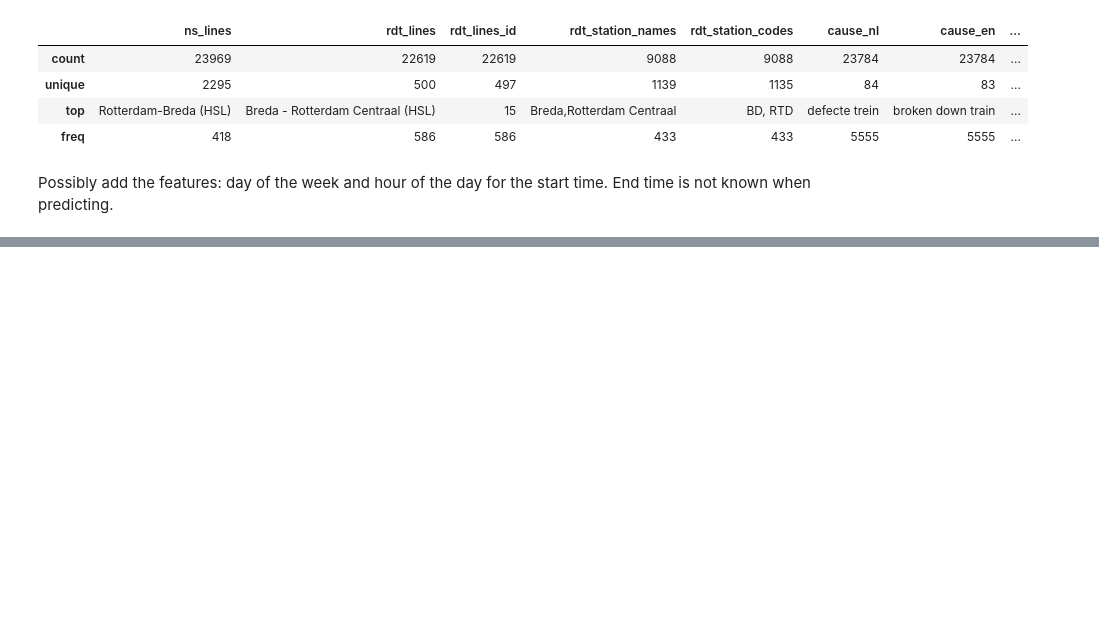
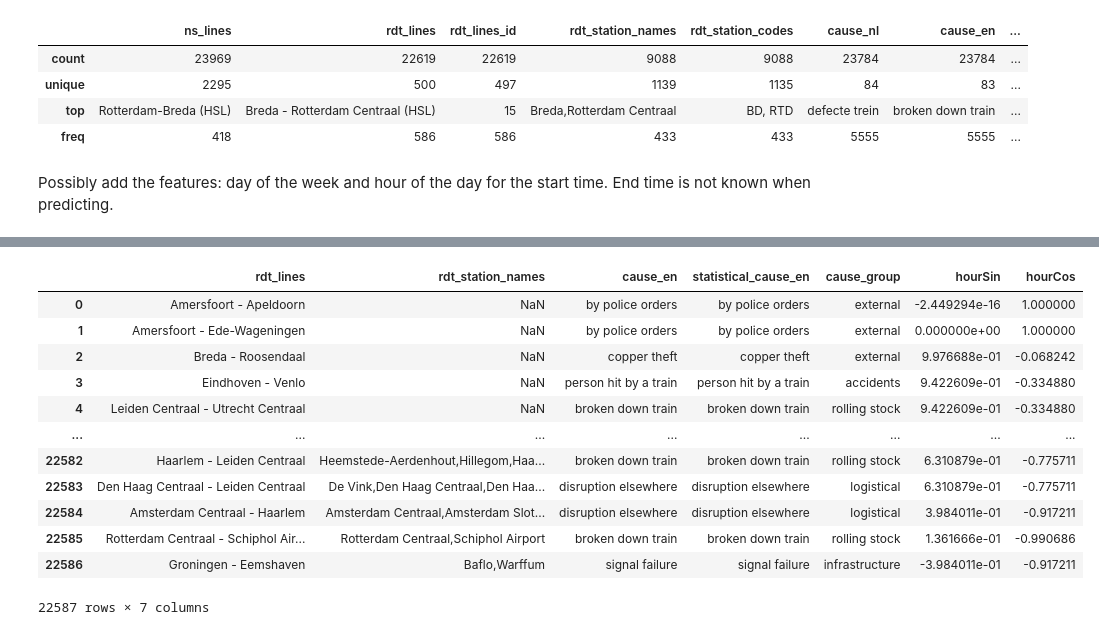
Before and after one commit to VHeusinkveld/small_investigations, a Jupyter notebook: 2020TrainDelays/train_disruptions.ipynb, the cells around one changed output, grey strips where cells are left out. Cells and saved outputs as stored; diff of their text form; code cells hidden in the pictures; blank space fills up the shorter version.

```diff
--- a/2020TrainDelays/train_disruptions.ipynb
+++ b/2020TrainDelays/train_disruptions.ipynb
@@ -10,4 +14,5 @@ matplotlib.rc('font', **font)
 import numpy as np
 import pandas as pd
 # %%
-df = pd.read_csv('disruptions-2011-2018.csv')
+# Details regarding the data https://www.rijdendetreinen.nl/over/open-data
+dfo = pd.read_csv('disruptions-2011-2018.csv')
@@ -70,0 +132,33 @@ Possibly add the features: day of the week and hour of the day for the start tim
+# %%
+start_time = df['start_time']
+start_time = pd.to_datetime(start_time)
+# %%
+year = start_time.apply(lambda x: x.year - 2000).values.astype(np.int8)
+month = start_time.apply(lambda x: x.month).values.astype(np.int8)
+weekday = start_time.apply(lambda x: x.weekday()).values.astype(np.int8)
+hour = start_time.apply(lambda x: x.hour).values.astype(np.int8)
+# %%
+#df['year'] = year
+# df['monthSin'] = np.sin(2*np.pi*weekday/11)
+# df['monthCos'] = np.cos(2*np.pi*month/11)
+# df['weekdaySin'] = np.sin(2*np.pi*weekday/6)
+# df['weekdayCos'] = np.cos(2*np.pi*weekday/6)
+df['hourSin'] = np.sin(2*np.pi*hour/23)
+df['hourCos'] = np.cos(2*np.pi*hour/23)
+df = df.drop(columns=['start_time'])
+# %%
+df
+# %% [output]
+|  | rdt_lines | rdt_station_names | cause_en | statistical_cause_en | cause_group | hourSin | hourCos |
+| 0 | Amersfoort - Apeldoorn | NaN | by police orders | by police orders | external | -2.449294e-16 | 1.000000 |
+| 1 | Amersfoort - Ede-Wageningen | NaN | by police orders | by police orders | external | 0.000000e+00 | 1.000000 |
+| 2 | Breda - Roosendaal | NaN | copper theft | copper theft | external | 9.976688e-01 | -0.068242 |
+| 3 | Eindhoven - Venlo | NaN | person hit by a train | person hit by a train | accidents | 9.422609e-01 | -0.334880 |
+| 4 | Leiden Centraal - Utrecht Centraal | NaN | broken down train | broken down train | rolling stock | 9.422609e-01 | -0.334880 |
+| ... | ... | ... | ... | ... | ... | ... | ... |
+| 22582 | Haarlem - Leiden Centraal | Heemstede-Aerdenhout,Hillegom,Haa... | broken down train | broken down train | rolling stock | 6.310879e-01 | -0.775711 |
+| 22583 | Den Haag Centraal - Leiden Centraal | De Vink,Den Haag Centraal,Den Haa... | disruption elsewhere | disruption elsewhere | logistical | 6.310879e-01 | -0.775711 |
+| 22584 | Amsterdam Centraal - Haarlem | Amsterdam Centraal,Amsterdam Slot... | disruption elsewhere | disruption elsewhere | logistical | 3.984011e-01 | -0.917211 |
+| 22585 | Rotterdam Centraal - Schiphol Air... | Rotterdam Centraal,Schiphol Airport | broken down train | broken down train | rolling stock | 1.361666e-01 | -0.990686 |
+| 22586 | Groningen - Eemshaven | Baflo,Warffum | signal failure | signal failure | infrastructure | -3.984011e-01 | -0.917211 |
+22587 rows × 7 columns
```
Also changed, not shown: parts of 33 cells of this notebook, 2 other files.
